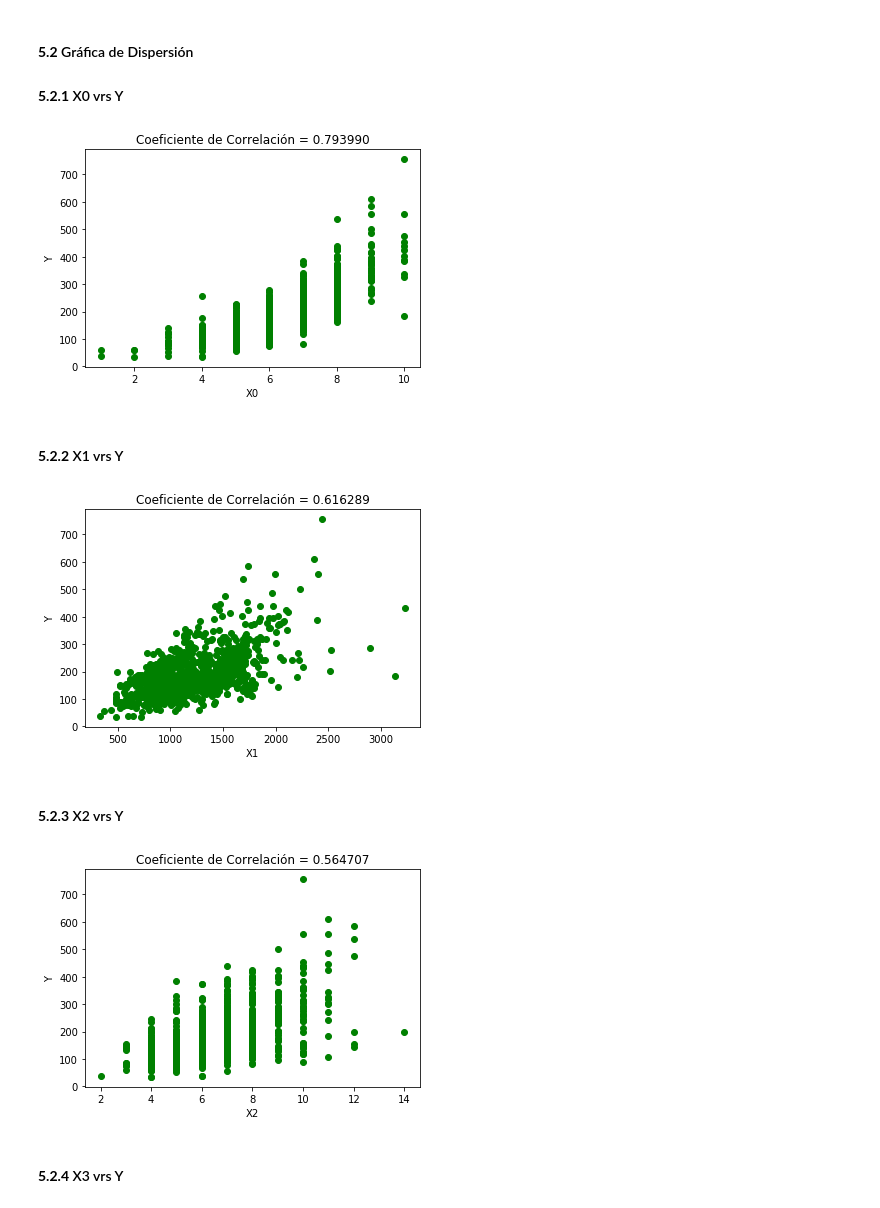
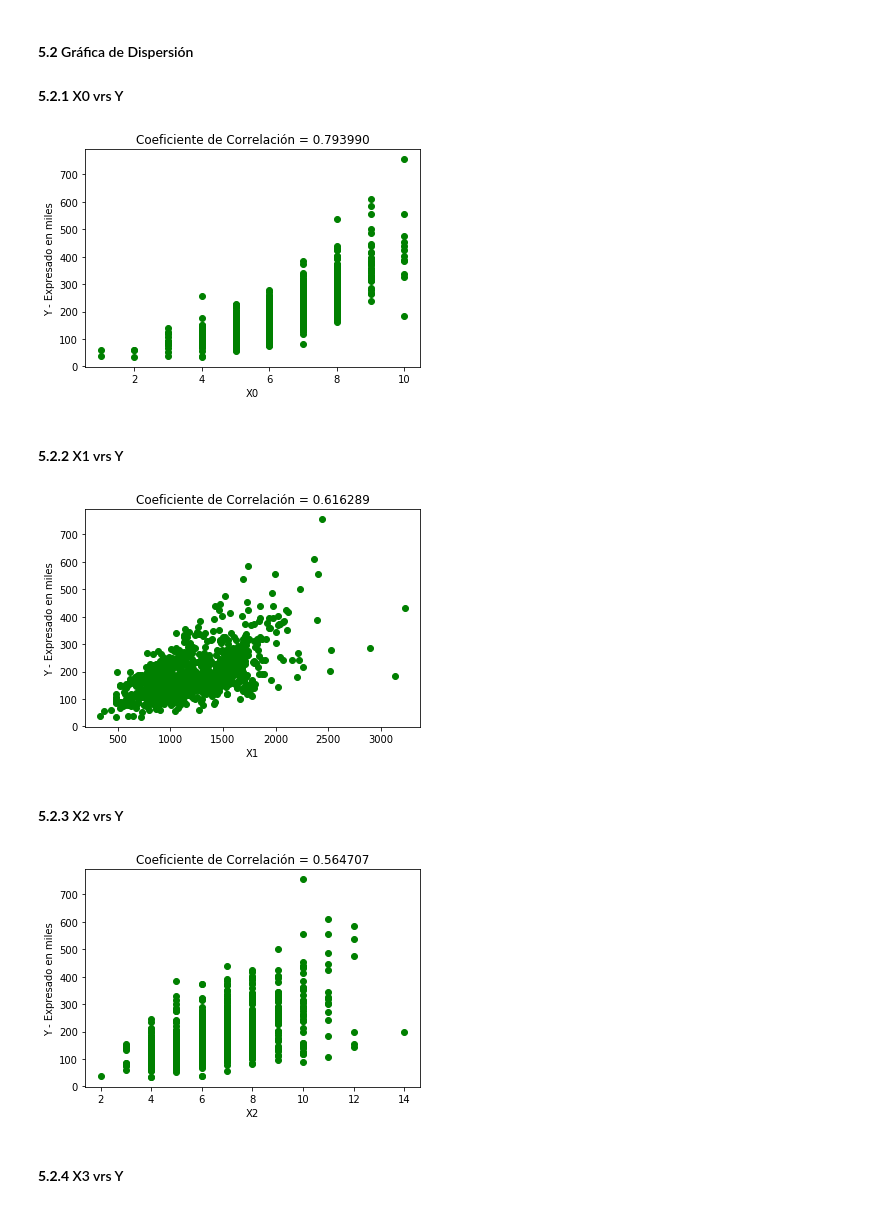
Before and after one commit to estuardozapeta/Python-Proyecto, a Jupyter notebook: Proyecto.ipynb, the cells around one changed output. Cells and saved outputs as stored; diff of their text form; code cells hidden in the pictures.

```diff
--- a/Proyecto.ipynb
+++ b/Proyecto.ipynb
@@ -43,7 +44,6 @@ X4 = set_entreno[:,5]
 # %% [markdown]
 #### **4.1.2**: Calculos estadísticos para la variable "**Y**" (Precio de venta)
 # %%
-Y = Y/1000
 media_Y = np.median(Y)
 max_Y = np.max(Y)
 min_Y = np.min(Y)
@@ -207,7 +208,7 @@ sb.distplot(X4)
 #### **5.1** Coeficiente de Correlación para las Variables Independientes
 #### **5.1.1** Coeficiente de Correlación para la variable **X0**
 # %%
-coef_corr_X0 = np.corrcoef(X0, Y)
+coef_corr_X0 = np.corrcoef(X0, Y/1000)
 cf_corr_X0 = coef_corr_X0[0,1]
 cf_corr_X0
 # %% [output]
@@ -250,31 +251,31 @@ nan
 # %%
 plt.title("Coeficiente de Correlación = %f"%cf_corr_X0)
 plt.xlabel("X0")
-plt.ylabel("Y")
-plt.scatter(X0,Y,color="green")
+plt.ylabel("Y - Expresado en miles")
+plt.scatter(X0,Y/1000,color="green")
 plt.show()
 # %% [output]
-[figure, old version]
+[figure, new version]
 # %% [markdown]
 #### **5.2.2** X1 vrs Y
 # %%
 plt.title("Coeficiente de Correlación = %f"%cf_corr_X1)
 plt.xlabel("X1")
-plt.ylabel("Y")
-plt.scatter(X1,Y,color="green")
+plt.ylabel("Y - Expresado en miles")
+plt.scatter(X1,Y/1000,color="green")
 plt.show()
 # %% [output]
-[figure, old version]
+[figure, new version]
 # %% [markdown]
 #### **5.2.3** X2 vrs Y
 # %%
 plt.title("Coeficiente de Correlación = %f"%cf_corr_X2)
 plt.xlabel("X2")
-plt.ylabel("Y")
-plt.scatter(X2,Y,color="green")
+plt.ylabel("Y - Expresado en miles")
+plt.scatter(X2,Y/1000,color="green")
 plt.show()
 # %% [output]
-[figure, old version]
+[figure, new version]
 # %% [markdown]
 #### **5.2.4** X3 vrs Y
 # %%
```
Also changed, not shown: parts of 32 cells of this notebook.
